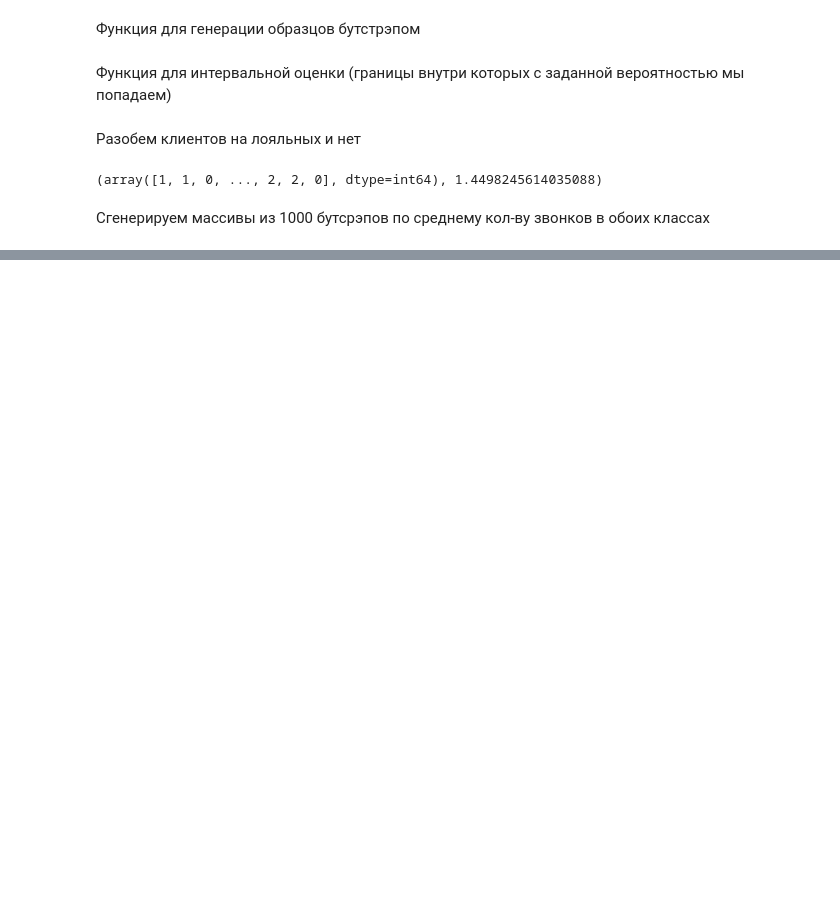
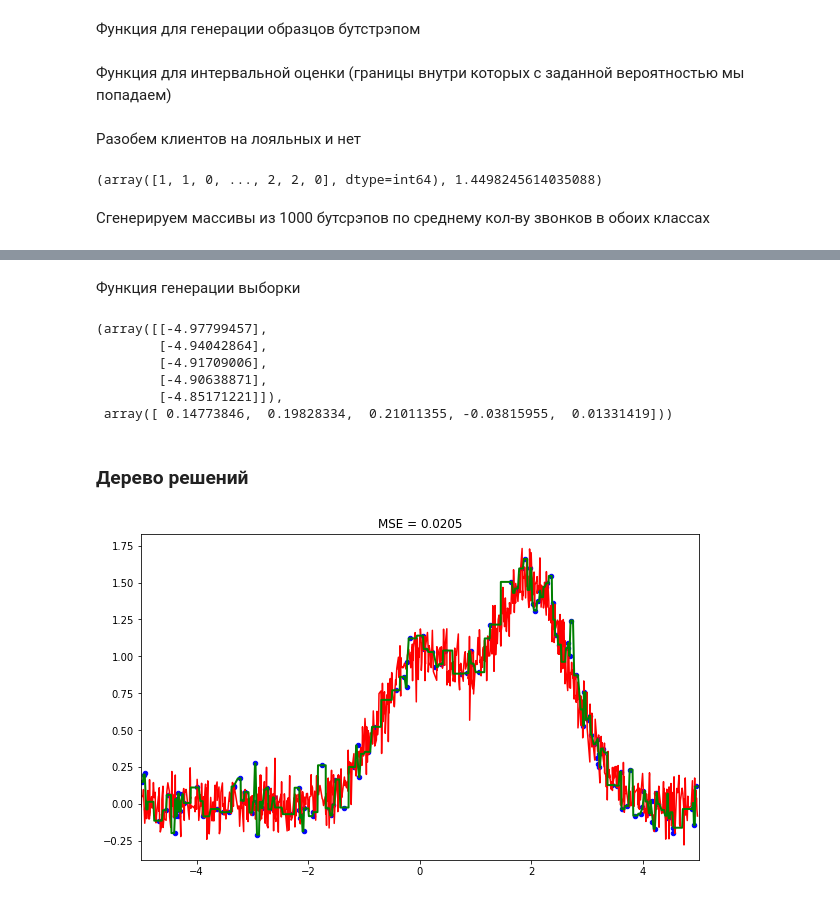
Before and after one commit to AlexeyMarg/open_ai_course, a Jupyter notebook: 5_ensembles/5_ensembles.ipynb, the cells around one changed output, grey strips where cells are left out. Drawn from its saved outputs; the diff is of its cells as text; code cells hidden in the pictures; blank space fills up the shorter version.

```diff
--- a/5_ensembles/5_ensembles.ipynb
+++ b/5_ensembles/5_ensembles.ipynb
@@ -63,0 +72,44 @@ Service calls from churn:  mean interval [2.07034161 2.38923395]
+# %%
+def f(X):
+    X = X.ravel()
+    return np.exp(-X ** 2) + 1.5 * np.exp(-(X-2) ** 2)
+# %% [markdown]
+Функция генерации выборки
+# %%
+def generate(n_samples, noise):
+    X = np.random.rand(n_samples) * 10 -5
+    X = np.sort(X).ravel()
+    y = f(X) + np.random.normal(0.0, noise, n_samples)
+    X = X.reshape((n_samples, 1))
+    return X, y
+# %%
+X_train, y_train = generate(n_samples=n_train, noise=noise)
+X_test, y_test = generate(n_samples=n_test, noise=noise)
+X_train[:5], y_train[:5]
+# %% [output]
+(array([[-4.97799457],
+        [-4.94042864],
+        [-4.91709006],
+        [-4.90638871],
+        [-4.85171221]]),
+ array([ 0.14773846,  0.19828334,  0.21011355, -0.03815955,  0.01331419]))
+# %%
+def plot_results(X_train, y_train, X_test, y_test, y_predict):
+    plt.figure(figsize=(10, 6))
+    plt.plot(X_test, y_test, c='r')
+    plt.scatter(X_train, y_train, c='b', s=20)
+    plt.plot(X_test, y_predict, c='g', lw=2)
+    plt.xlim([-5, 5])
+    plt.title('MSE = %.4f' % float(np.sum((y_test - y_predict) ** 2)/len(y_test)))
+# %% [markdown]
+### Дерево решений
+# %%
+from sklearn.tree import DecisionTreeRegressor
+
+tree_reg = DecisionTreeRegressor()
+tree_reg.fit(X_train, y_train)
+tree_reg_predict = tree_reg.predict(X_test)
+
+plot_results(X_train, y_train, X_test, y_test, tree_reg_predict)
+# %% [output]
+[figure, added]
```
Also changed, not shown: parts of 55 cells of this notebook.
